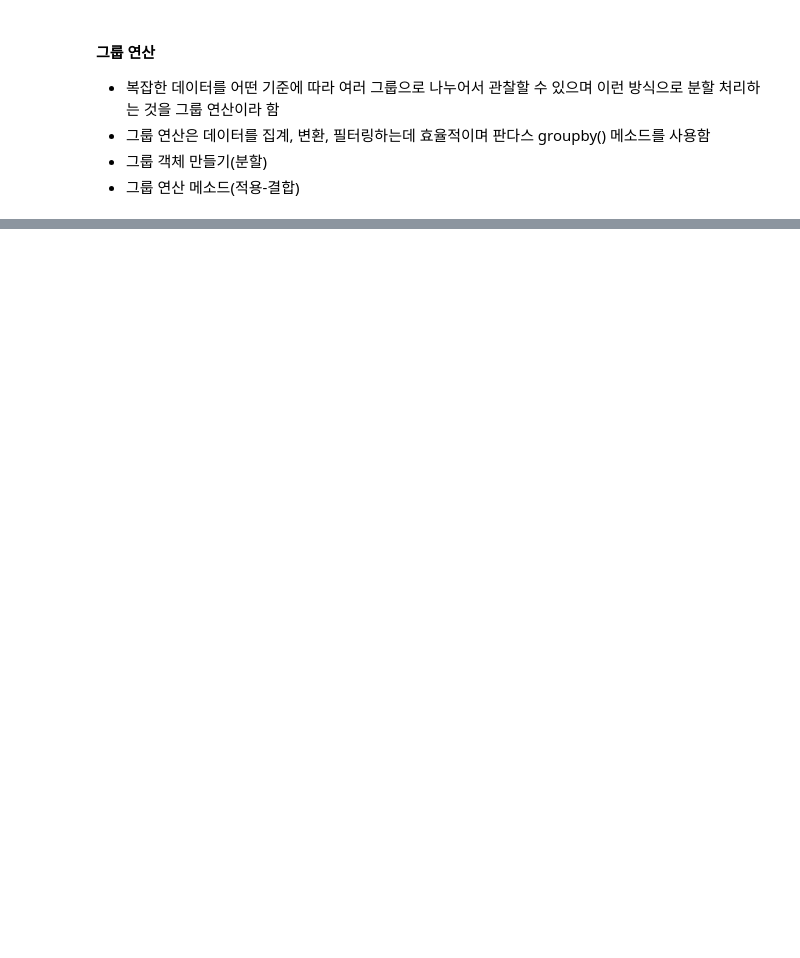
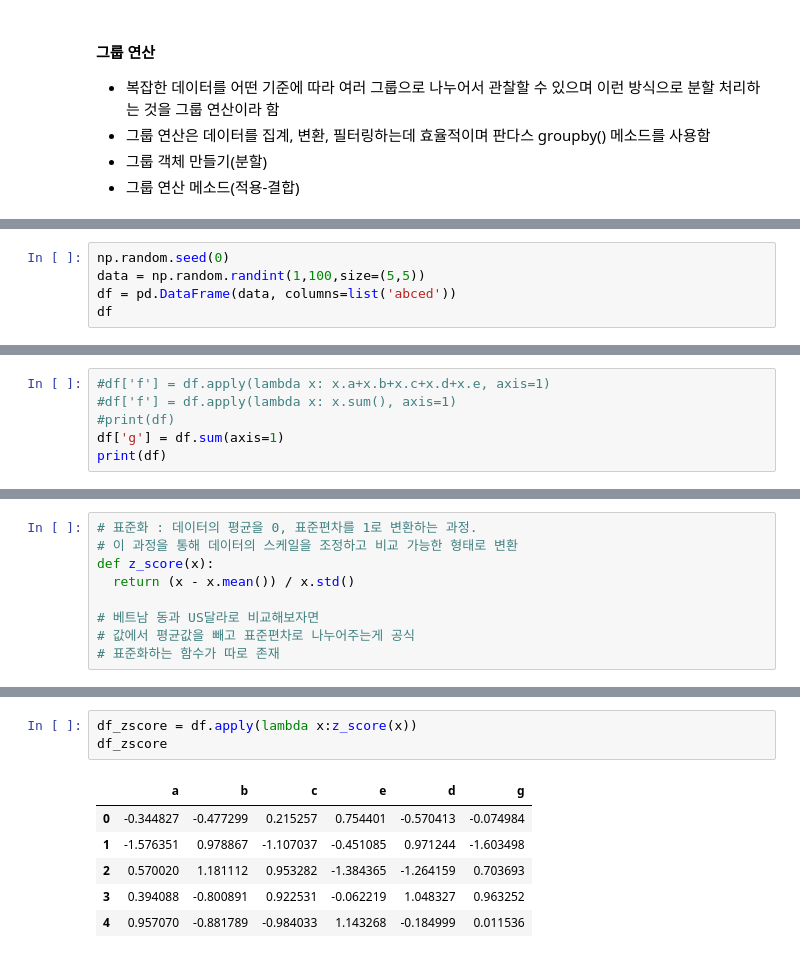
Before and after one commit to Kimhang-KDT/kita_2404, a Jupyter notebook: m3_분석 라이브러리/pandas_2_연산.ipynb, the cells around one changed output, grey strips where cells are left out. Drawn from its saved outputs; the diff is of its cells as text; blank space fills up the shorter version.

```diff
--- a/m3_분석 라이브러리/pandas_2_연산.ipynb
+++ b/m3_분석 라이브러리/pandas_2_연산.ipynb
@@ -199,0 +619,5 @@ None
+# %%
+np.random.seed(0)
+data = np.random.randint(1,100,size=(5,5))
+df = pd.DataFrame(data, columns=list('abced'))
+df
@@ -199,0 +631,6 @@ None
+# %%
+#df['f'] = df.apply(lambda x: x.a+x.b+x.c+x.d+x.e, axis=1)
+#df['f'] = df.apply(lambda x: x.sum(), axis=1)
+#print(df)
+df['g'] = df.sum(axis=1)
+print(df)
@@ -199,0 +644,9 @@ None
+# %%
+# 표준화 : 데이터의 평균을 0, 표준편차를 1로 변환하는 과정.
+# 이 과정을 통해 데이터의 스케일을 조정하고 비교 가능한 형태로 변환
+def z_score(x):
+  return (x - x.mean()) / x.std()
+
+# 베트남 동과 US달라로 비교해보자면
+# 값에서 평균값을 빼고 표준편차로 나누어주는게 공식
+# 표준화하는 함수가 따로 존재
@@ -199,0 +664,10 @@ None
+# %%
+df_zscore = df.apply(lambda x:z_score(x))
+df_zscore
+# %% [output]
+|  | a | b | c | e | d | g |
+| 0 | -0.344827 | -0.477299 | 0.215257 | 0.754401 | -0.570413 | -0.074984 |
+| 1 | -1.576351 | 0.978867 | -1.107037 | -0.451085 | 0.971244 | -1.603498 |
+| 2 | 0.570020 | 1.181112 | 0.953282 | -1.384365 | -1.264159 | 0.703693 |
+| 3 | 0.394088 | -0.800891 | 0.922531 | -0.062219 | 1.048327 | 0.963252 |
+| 4 | 0.957070 | -0.881789 | -0.984033 | 1.143268 | -0.184999 | 0.011536 |
```
Also changed, not shown: parts of 41 cells of this notebook.
